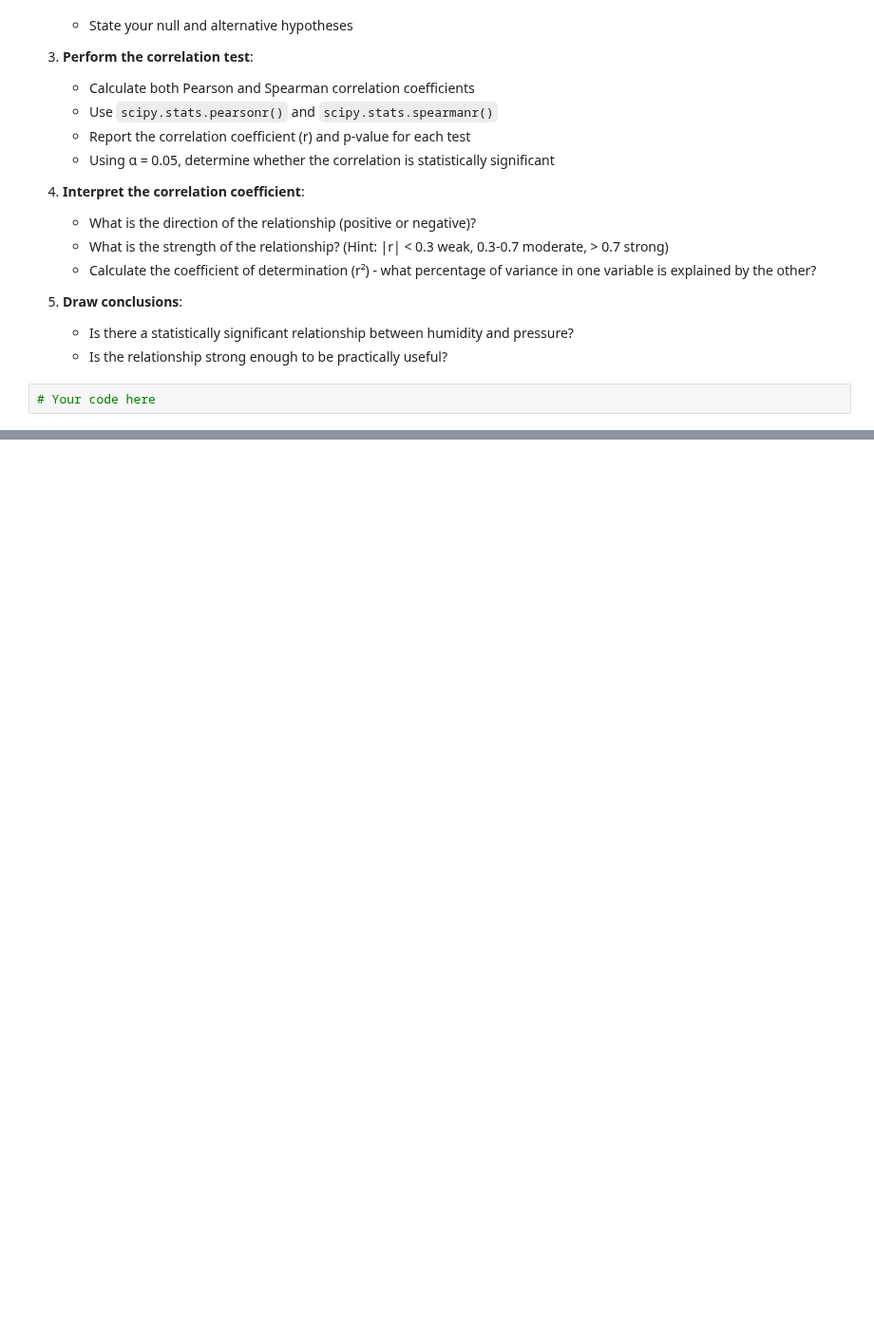
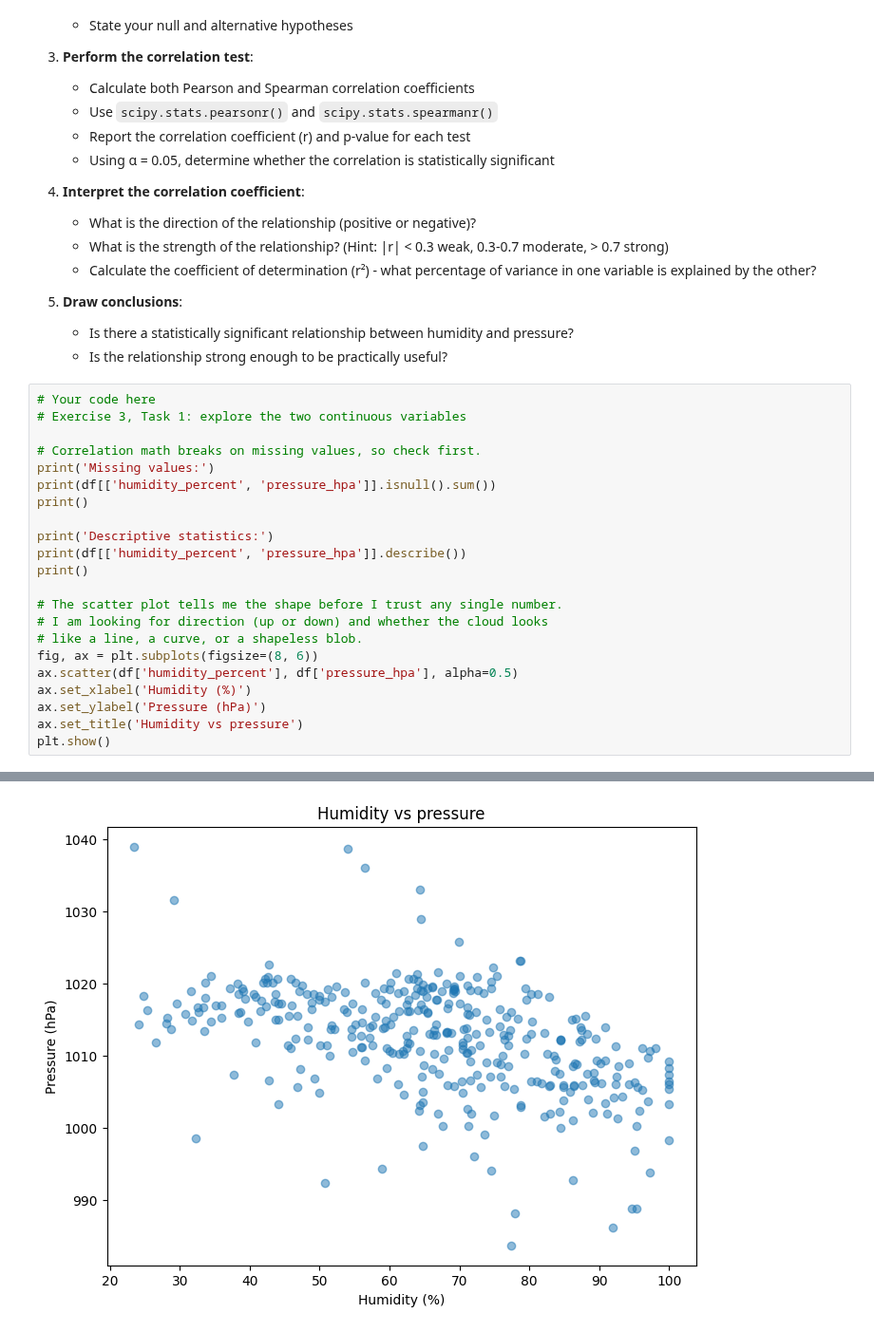
Before and after one commit to Alessandrarye/utd-aiml-coursework, a Jupyter notebook: notebooks/unit-2/lesson-14/lesson-14-activity.ipynb, the cells around one changed output, grey strips where cells are left out. Shown at 95% size. Saved outputs shown, nothing was run; the diff lists cells and outputs as text; blank space fills up the shorter version.

```diff
--- a/notebooks/unit-2/lesson-14/lesson-14-activity.ipynb
+++ b/notebooks/unit-2/lesson-14/lesson-14-activity.ipynb
@@ -140,3 +346,24 @@ When working with two continuous variables, we can test whether they are correla
    - Is the relationship strong enough to be practically useful?
 # %%
 # Your code here
+# Exercise 3, Task 1: explore the two continuous variables
+
+# Correlation math breaks on missing values, so check first.
+print('Missing values:')
+print(df[['humidity_percent', 'pressure_hpa']].isnull().sum())
+print()
+
+print('Descriptive statistics:')
+print(df[['humidity_percent', 'pressure_hpa']].describe())
+print()
+
+# The scatter plot tells me the shape before I trust any single number.
+# I am looking for direction (up or down) and whether the cloud looks
+# like a line, a curve, or a shapeless blob.
+fig, ax = plt.subplots(figsize=(8, 6))
+ax.scatter(df['humidity_percent'], df['pressure_hpa'], alpha=0.5)
+ax.set_xlabel('Humidity (%)')
+ax.set_ylabel('Pressure (hPa)')
+ax.set_title('Humidity vs pressure')
+plt.show()
+# %% [output]
@@ -142,0 +385 @@ When working with two continuous variables, we can test whether they are correla
+[figure, added]
```
Also changed, not shown: parts of 12 cells of this notebook.
